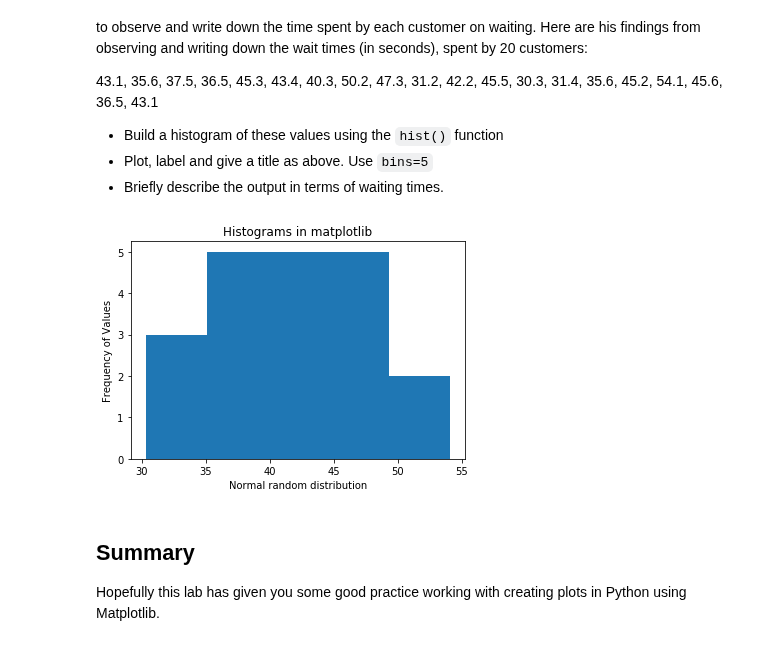
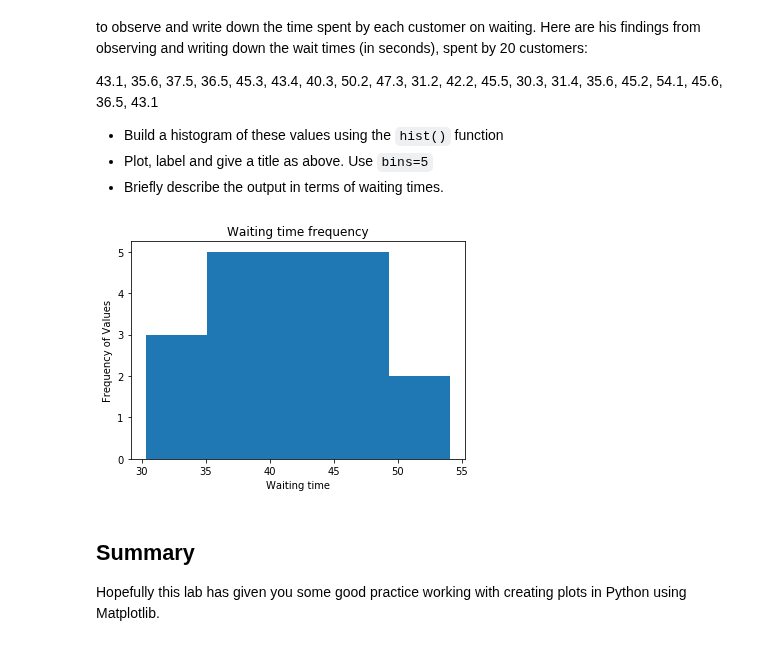
Before and after one commit to fleralle/dsc-data-viz-lab-houston-ds-042219, a Jupyter notebook: index.ipynb, the cells around one changed output. Saved outputs shown, nothing was run; the diff lists cells and outputs as text; code cells hidden in the pictures.

```diff
--- a/index.ipynb
+++ b/index.ipynb
@@ -110,24 +110,24 @@ Joe is the branch manager at a bank. Recently, Joe been receiving customer feedb
 # %%
 # import the required libraries
 import numpy as np
 import matplotlib.pyplot as plt
 
 # Set plot space as inline for inline plots and qt for external plots
 %matplotlib inline
 
 x = [43.1, 35.6, 37.5, 36.5, 45.3, 43.4, 40.3, 50.2, 47.3, 31.2, 42.2, 45.5, 30.3, 31.4, 35.6, 45.2, 54.1, 45.6, 36.5, 43.1]
 
 #Plot the distogram with hist() function
 #Plot the distogram with hist() function
 plt.hist(x, bins = 5)
 
 # Label, give title and show the plot
-plt.xlabel('Normal random distribution')
+plt.xlabel('Waiting time')
 plt.ylabel('Frequency of Values')
-plt.title('Histograms in matplotlib')
+plt.title('Waiting time frequency')
 plt.show()
 # %% [output]
-[figure, old version]
+[figure, new version]
 # %% [markdown]
 ## Summary
 
```
